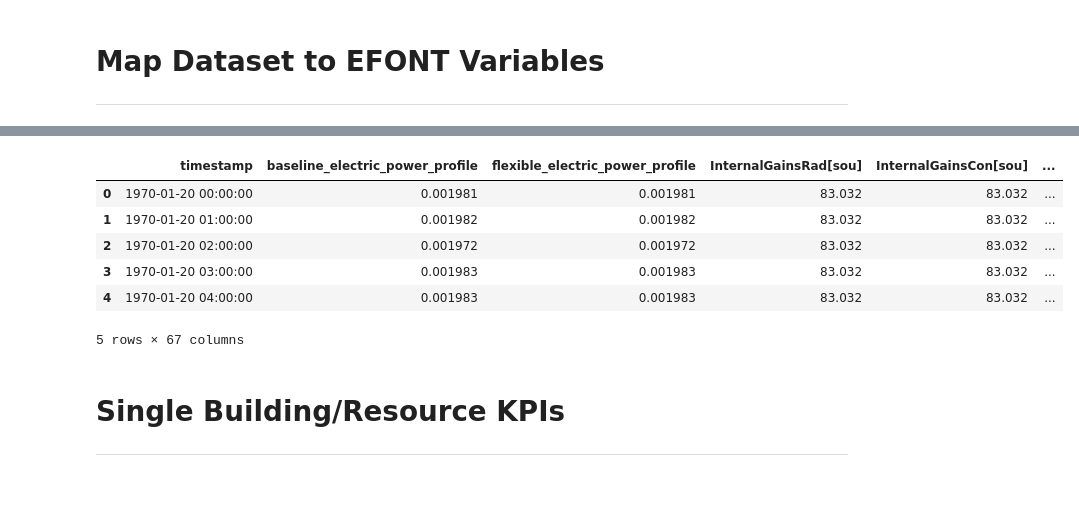
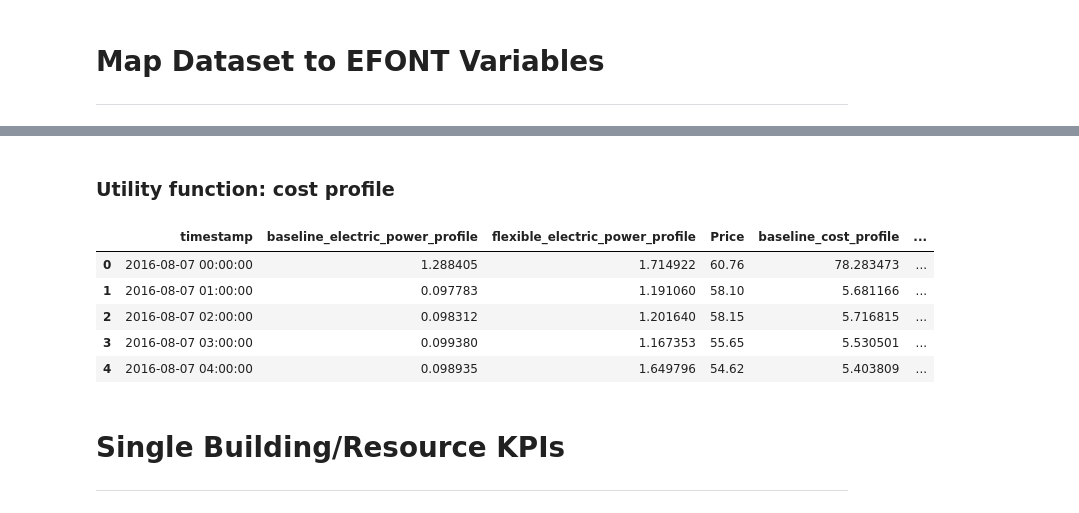
Before and after one commit to HichamJohra/energy_flexibility_kpis, a Jupyter notebook: examples/demo_kpi_validation_calculation.ipynb, the cells around one changed output, grey strips where cells are left out. Saved outputs shown, nothing was run; the diff lists cells and outputs as text; code cells hidden in the pictures.

```diff
--- a/examples/demo_kpi_validation_calculation.ipynb
+++ b/examples/demo_kpi_validation_calculation.ipynb
@@ -99 +67,5 @@ rebound_window = data['rebound_window']
+# %%
+# Define config path
+config_path = 'config_file_incite.yaml'
+#config_path = 'config_file_multizone_office_simple_air.yaml'
 # %%
@@ -361,7 +479,9 @@ for scenario, column_name in scenarios.items():
         # Resample the values
         values_series_label = pd.Series(values_label, index=timestamps_label)
 
-        resampled_series_label = values_series_label.resample('15T').mean()/1000
+        resampled_series_label = values_series_label.resample('15T').mean()
+
+        # TO DO: add unit in the graph, query it and depending on the unit convert the values (eg from W to kW)
 
         # Create columns for label and sensor data for each scenario
         if f'{column_name}electric_power_profile' in data_dict:
@@ -377,6 +497,6 @@ data = pd.DataFrame(data_dict)
 data = data.rename_axis('timestamp').reset_index()
 
 # Print the DataFrame
-display(data.head(81))
+display(data.head(5))
 # %% [output]
 |  | timestamp | baseline_electric_power_profile | flexible_electric_power_profile |
@@ -707,36 +871,39 @@ See the caveats in the documentation: https://pandas.pydata.org/pandas-docs/stab
+# %% [markdown]
+### Utility function: cost profile
 # %%
-import pandas as pd
+if all(var is not None for var in [price_signal_file_name, timestamp_identifier, price_signal_file_name, rebound_window]):
 
-# Reset the index to convert the timestamp index to a column
-filtered_price_df = filtered_price_df.rename(columns={'time': 'timestamp'})
+    # Reset the index to convert the timestamp index to a column
+    filtered_price_forCost_df = filtered_price_df.rename(columns={timestamp_identifier: 'timestamp'})
 
-data_copy = data.copy()
-# convert the timestamp column to datetime format
-data_copy['timestamp'] = pd.to_datetime(data_copy['timestamp'])
+    filtered_price_forCost_df = filtered_price_forCost_df[['timestamp', price_signal_identifier]].copy()
 
-# set the timestamp column as the index
-data_copy.set_index('timestamp', inplace=True)
+    data_copy = data.copy()
+    # convert the timestamp column to datetime format
+    data_copy['timestamp'] = pd.to_datetime(data_copy['timestamp'])
 
-# now you can use the resample method
-data_resampled = data_copy.resample("1H").mean()
+    # set the timestamp column as the index
+    data_copy.set_index('timestamp', inplace=True)
 
-# merge dataframes on time
-data_price_merge = pd.merge(data_resampled, filtered_price_df, on='timestamp')
+    # now you can use the resample method
+    data_resampled = data_copy.resample("1H").mean()
 
-data_price_merge['baseline_cost_profile'] = data_price_merge['baseline_electric_power_profile'] * data_price_merge[price_signal_identifier]
-data_price_merge['flexible_cost_profile'] = data_price_merge['flexible_electric_power_profile'] * data_price_merge[price_signal_identifier]
+    # merge dataframes on time
+    data_price_merge = pd.merge(data_resampled, filtered_price_forCost_df, on='timestamp')
 
-display(data_price_merge.head(5))
+    data_price_merge['baseline_cost_profile'] = data_price_merge['baseline_electric_power_profile'] * data_price_merge[price_signal_identifier]
+    data_price_merge['flexible_cost_profile'] = data_price_merge['flexible_electric_power_profile'] * data_price_merge[price_signal_identifier]
 
-data_price_merge.to_csv('data_price_merge.csv')
+    display(data_price_merge.head(5))
+
+    data_price_merge.to_csv('data_price_merge.csv')
 # %% [output]
-|  | timestamp | baseline_electric_power_profile | flexible_electric_power_profile | InternalGainsRad[sou] | InternalGainsCon[sou] | ... |
-| 0 | 1970-01-20 00:00:00 | 0.001981 | 0.001981 | 83.032 | 83.032 | ... |
-| 1 | 1970-01-20 01:00:00 | 0.001982 | 0.001982 | 83.032 | 83.032 | ... |
-| 2 | 1970-01-20 02:00:00 | 0.001972 | 0.001972 | 83.032 | 83.032 | ... |
-| 3 | 1970-01-20 03:00:00 | 0.001983 | 0.001983 | 83.032 | 83.032 | ... |
-| 4 | 1970-01-20 04:00:00 | 0.001983 | 0.001983 | 83.032 | 83.032 | ... |
+|  | timestamp | baseline_electric_power_profile | flexible_electric_power_profile | Price | baseline_cost_profile | ... |
+| 0 | 2016-08-07 00:00:00 | 1.288405 | 1.714922 | 60.76 | 78.283473 | ... |
+| 1 | 2016-08-07 01:00:00 | 0.097783 | 1.191060 | 58.10 | 5.681166 | ... |
+| 2 | 2016-08-07 02:00:00 | 0.098312 | 1.201640 | 58.15 | 5.716815 | ... |
+| 3 | 2016-08-07 03:00:00 | 0.099380 | 1.167353 | 55.65 | 5.530501 | ... |
+| 4 | 2016-08-07 04:00:00 | 0.098935 | 1.649796 | 54.62 | 5.403809 | ... |
-5 rows × 67 columns
 # %% [markdown]
 # Single Building/Resource KPIs
 ---
```
Also changed, not shown: parts of 27 cells of this notebook.
